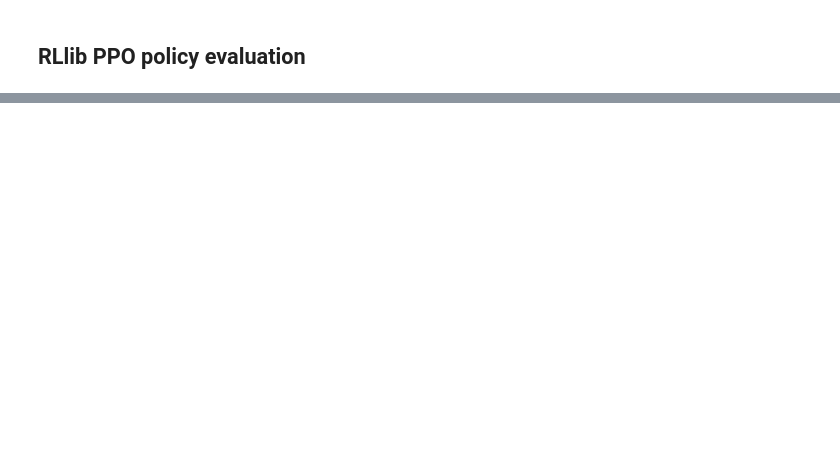
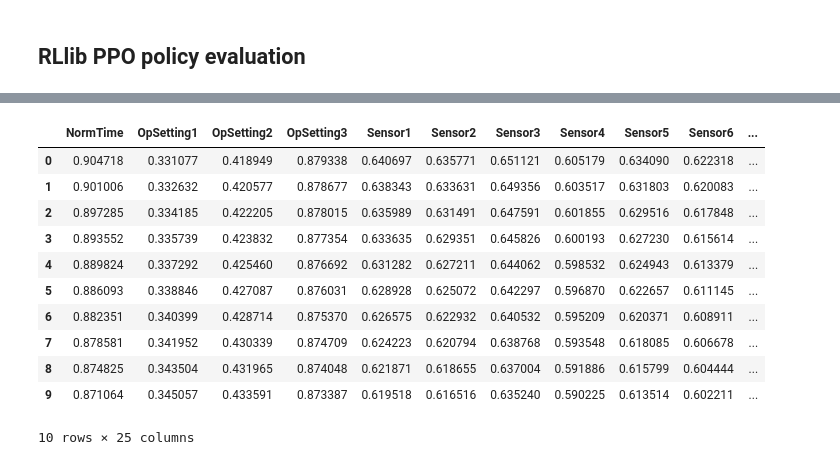
Before and after one commit to erskordi/RL_Reliability, a Jupyter notebook: RLlib-PPO-policy_eval.ipynb, the cells around one changed output, grey strips where cells are left out. Drawn from its saved outputs; the diff is of its cells as text; code cells hidden in the pictures; blank space fills up the shorter version.

```diff
--- a/RLlib-PPO-policy_eval.ipynb
+++ b/RLlib-PPO-policy_eval.ipynb
@@ -137,2 +111,12 @@ agent.restore(checkpoint_path)
 # %%
-env = CMAPSSEnv(**env_config)
+env = gym.wrappers.FrameStack(CMAPSSEnv(**env_config), const.num_frames)
+# %%
+import bisect
+
+obs, done = env.reset(), False
+cntr = 0
+
+s = bisect.bisect_left(np.cumsum(engine_lives), env.timestep)
+steps_to_go = abs(env.timestep - np.cumsum(engine_lives[:s+1])[-1]) - 1
+current_step = abs(engine_lives[s] - steps_to_go)
+print(f'Current step: {current_step},System: {s}, System life: {engine_lives[s]}, Steps until failure: {steps_to_go}')
@@ -155,8 +163,21 @@ while not done:
 # %%
 import pandas as pd
 
-eval_df = pd.DataFrame(eval_data, columns=df.columns[1:])
-#eval_df.head(10)
+eval_df = pd.DataFrame(eval_data_avg, columns=df.columns[1:])
+eval_df.head(10)
+# %% [output]
+|  | NormTime | OpSetting1 | OpSetting2 | OpSetting3 | Sensor1 | Sensor2 | Sensor3 | Sensor4 | Sensor5 | Sensor6 | ... |
+| 0 | 0.904718 | 0.331077 | 0.418949 | 0.879338 | 0.640697 | 0.635771 | 0.651121 | 0.605179 | 0.634090 | 0.622318 | ... |
+| 1 | 0.901006 | 0.332632 | 0.420577 | 0.878677 | 0.638343 | 0.633631 | 0.649356 | 0.603517 | 0.631803 | 0.620083 | ... |
+| 2 | 0.897285 | 0.334185 | 0.422205 | 0.878015 | 0.635989 | 0.631491 | 0.647591 | 0.601855 | 0.629516 | 0.617848 | ... |
+| 3 | 0.893552 | 0.335739 | 0.423832 | 0.877354 | 0.633635 | 0.629351 | 0.645826 | 0.600193 | 0.627230 | 0.615614 | ... |
+| 4 | 0.889824 | 0.337292 | 0.425460 | 0.876692 | 0.631282 | 0.627211 | 0.644062 | 0.598532 | 0.624943 | 0.613379 | ... |
+| 5 | 0.886093 | 0.338846 | 0.427087 | 0.876031 | 0.628928 | 0.625072 | 0.642297 | 0.596870 | 0.622657 | 0.611145 | ... |
+| 6 | 0.882351 | 0.340399 | 0.428714 | 0.875370 | 0.626575 | 0.622932 | 0.640532 | 0.595209 | 0.620371 | 0.608911 | ... |
+| 7 | 0.878581 | 0.341952 | 0.430339 | 0.874709 | 0.624223 | 0.620794 | 0.638768 | 0.593548 | 0.618085 | 0.606678 | ... |
+| 8 | 0.874825 | 0.343504 | 0.431965 | 0.874048 | 0.621871 | 0.618655 | 0.637004 | 0.591886 | 0.615799 | 0.604444 | ... |
+| 9 | 0.871064 | 0.345057 | 0.433591 | 0.873387 | 0.619518 | 0.616516 | 0.635240 | 0.590225 | 0.613514 | 0.602211 | ... |
+10 rows × 25 columns
 # %%
 import matplotlib.pyplot as plt
 plt.rcParams["figure.figsize"] = (20,10)
```
Also changed, not shown: parts of 13 cells of this notebook, 1 other file.
